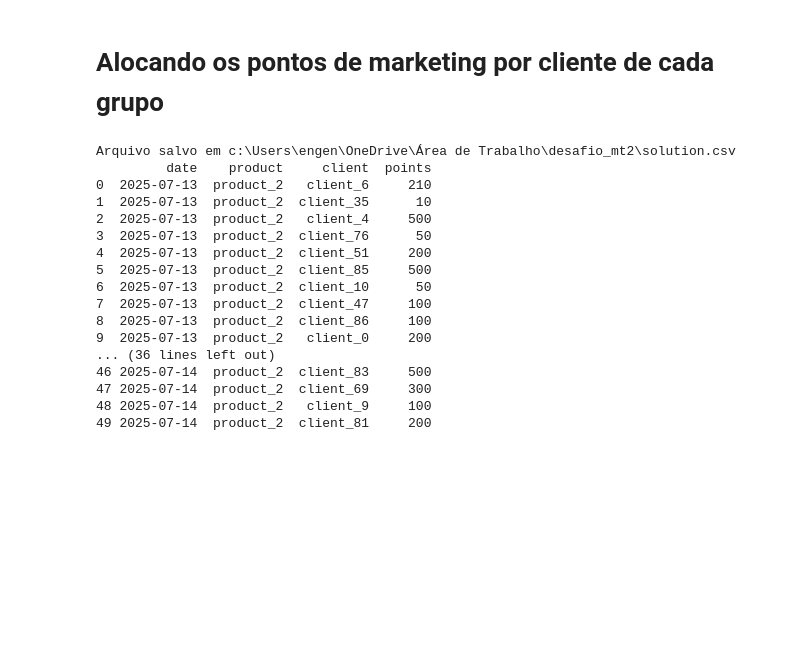
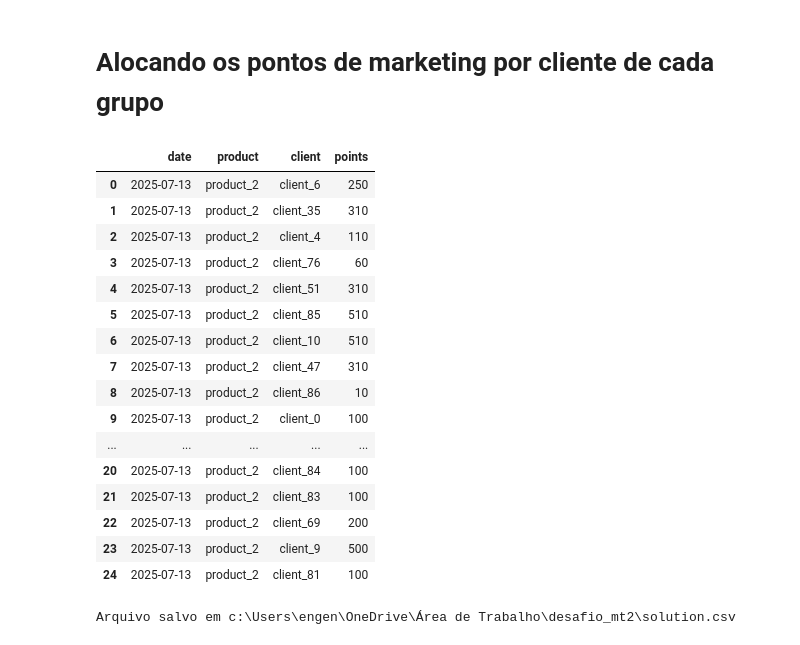
Before and after one commit to GGBF1991/desafio_mt2, a Jupyter notebook: main.ipynb, the cells around one changed output. Drawn from its saved outputs; the diff is of its cells as text; code cells hidden in the pictures; blank space fills up the shorter version.

```diff
--- a/main.ipynb
+++ b/main.ipynb
@@ -264,27 +288,29 @@ extended_df, alloc_schedule = recursive_allocation_forecast(
 # Alocando os pontos de marketing por cliente de cada grupo
 # %%
 client_alloc_df = expand_group_alloc_to_clients(alloc_schedule, group_map)
+client_alloc_df
+# %% [output]
+|  | date | product | client | points |
+| 0 | 2025-07-13 | product_2 | client_6 | 250 |
+| 1 | 2025-07-13 | product_2 | client_35 | 310 |
+| 2 | 2025-07-13 | product_2 | client_4 | 110 |
+| 3 | 2025-07-13 | product_2 | client_76 | 60 |
+| 4 | 2025-07-13 | product_2 | client_51 | 310 |
+| 5 | 2025-07-13 | product_2 | client_85 | 510 |
+| 6 | 2025-07-13 | product_2 | client_10 | 510 |
+| 7 | 2025-07-13 | product_2 | client_47 | 310 |
+| 8 | 2025-07-13 | product_2 | client_86 | 10 |
+| 9 | 2025-07-13 | product_2 | client_0 | 100 |
+| ... | ... | ... | ... | ... |
+| 20 | 2025-07-13 | product_2 | client_84 | 100 |
+| 21 | 2025-07-13 | product_2 | client_83 | 100 |
+| 22 | 2025-07-13 | product_2 | client_69 | 200 |
+| 23 | 2025-07-13 | product_2 | client_9 | 500 |
+| 24 | 2025-07-13 | product_2 | client_81 | 100 |
 # %%
 # salva no arquivo solution.csv dentro de base_path
 client_alloc_df.to_csv(OUTPUT_PATH, index=False)
 
 print(f"Arquivo salvo em {OUTPUT_PATH}")
-print(client_alloc_df)
 # %% [output]
 Arquivo salvo em c:\Users\engen\OneDrive\Área de Trabalho\desafio_mt2\solution.csv
-         date    product     client  points
-0  2025-07-13  product_2   client_6     210
-1  2025-07-13  product_2  client_35      10
-2  2025-07-13  product_2   client_4     500
-3  2025-07-13  product_2  client_76      50
-4  2025-07-13  product_2  client_51     200
-5  2025-07-13  product_2  client_85     500
-6  2025-07-13  product_2  client_10      50
-7  2025-07-13  product_2  client_47     100
-8  2025-07-13  product_2  client_86     100
-9  2025-07-13  product_2   client_0     200
-... (36 lines left out)
-46 2025-07-14  product_2  client_83     500
-47 2025-07-14  product_2  client_69     300
-48 2025-07-14  product_2   client_9     100
-49 2025-07-14  product_2  client_81     200
```
Also changed, not shown: parts of 19 cells of this notebook, 18 other files.
